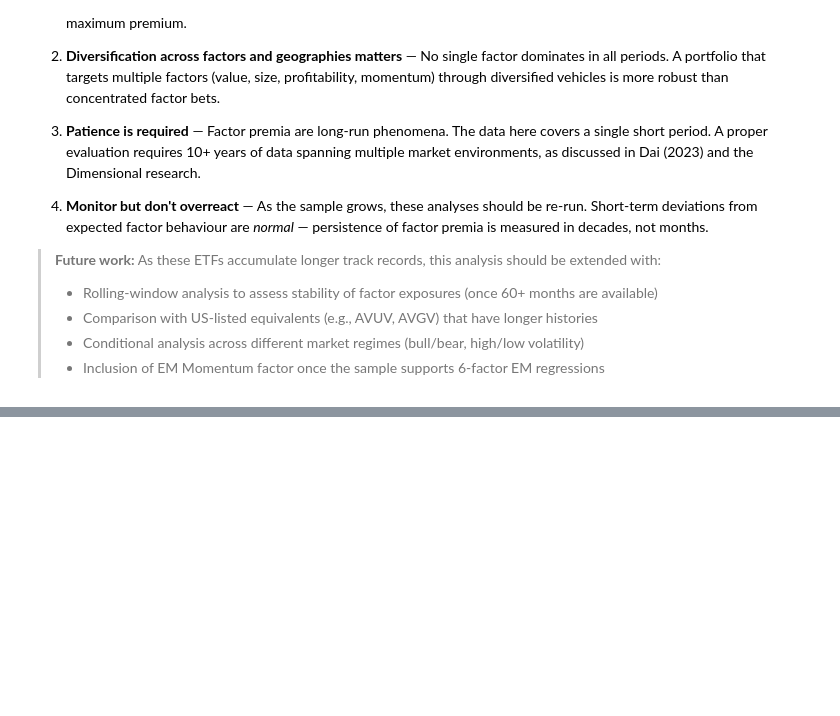
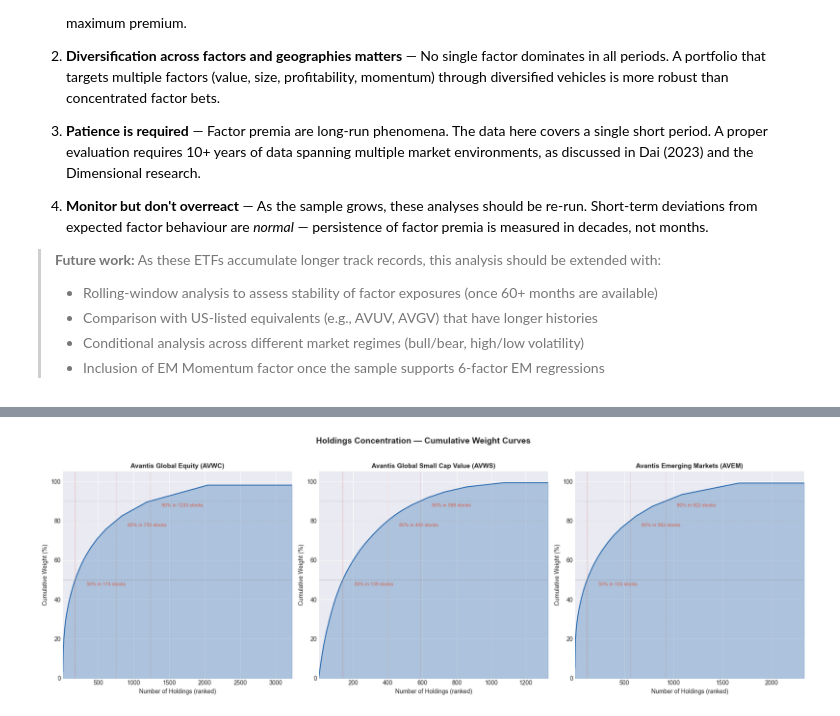
Before and after one commit to beachnoir/FamaFrench, a Jupyter notebook: 05_Practical_Factor_Investing.ipynb, the cells around one changed output, grey strips where cells are left out. Drawn from its saved outputs; the diff is of its cells as text; code cells hidden in the pictures; blank space fills up the shorter version.

```diff
--- a/05_Practical_Factor_Investing.ipynb
+++ b/05_Practical_Factor_Investing.ipynb
@@ -1659,0 +1855,82 @@ For the factor-aware investor:
+# %%
+# ── 9.3  Concentration Analysis ───────────────────────────────────────────────
+fig, axes = plt.subplots(1, 3, figsize=(18, 6))
+
+for ax, etf in zip(axes, ['AVWC', 'AVWS', 'AVEM']):
+    df = holdings[etf].sort_values('weight', ascending=False).reset_index(drop=True)
+    cumw = df['weight'].cumsum()
+    n = len(df)
+
+    ax.fill_between(range(1, n+1), cumw.values * 100, alpha=0.3, color='#2166ac')
+    ax.plot(range(1, n+1), cumw.values * 100, color='#2166ac', linewidth=1.5)
+
+    # Mark key thresholds
+    for pct, ls in [(50, '--'), (80, ':'), (90, ':')]:
+        try:
+            idx = (cumw >= pct/100).idxmax() + 1
+            ax.axhline(pct, color='grey', linestyle=ls, alpha=0.5, linewidth=0.8)
+            ax.axvline(idx, color='#d6604d', linestyle=ls, alpha=0.5, linewidth=0.8)
+            ax.annotate(f'{pct}% in {idx} stocks',
+                       xy=(idx, pct), fontsize=8, color='#d6604d',
+                       xytext=(idx + n*0.05, pct - 3))
+        except Exception:
+            pass
+
+    ax.set_xlabel('Number of Holdings (ranked)', fontsize=10)
+    ax.set_ylabel('Cumulative Weight (%)', fontsize=10)
+    ax.set_title(f'{etf_names[etf]} ({etf})', fontsize=11, fontweight='bold')
+    ax.set_ylim(0, 105)
+    ax.set_xlim(1, n)
+
+fig.suptitle('Holdings Concentration — Cumulative Weight Curves', fontsize=14, fontweight='bold', y=1.02)
+plt.tight_layout()
+plt.savefig('holdings_concentration.png', dpi=150, bbox_inches='tight')
+plt.show()
+
+# ── Concentration metrics table ──
+print("\n" + "="*80)
+print("CONCENTRATION METRICS")
+print("="*80)
+print(f"{'Metric':<35}{'AVWC':>12}{'AVWS':>12}{'AVEM':>12}")
+print("-"*71)
+
+for etf in ['AVWC', 'AVWS', 'AVEM']:
+    df = holdings[etf]
+    w = df['weight'].values
+    pass  # We'll print row by row below
+
+metrics = {}
+for etf in ['AVWC', 'AVWS', 'AVEM']:
+    df = holdings[etf].sort_values('weight', ascending=False)
+    w = df['weight'].values
+    cumw = np.cumsum(w)
+
+    hhi = np.sum(w**2)                       # Herfindahl-Hirschman Index
+    eff_n = 1 / hhi if hhi > 0 else 0        # Effective number of stocks
+    top10_w = cumw[9] if len(w) >= 10 else cumw[-1]
+    top50_w = cumw[49] if len(w) >= 50 else cumw[-1]
+    max_w = w[0]
+    # How many stocks for 50% of weight
+    n50 = int((cumw >= 0.50).argmax()) + 1
+    n80 = int((cumw >= 0.80).argmax()) + 1
+
+    metrics[etf] = {
+        'Total holdings': f"{len(df):,}",
+        'Top holding weight': f"{max_w:.2%}",
+        'Top 10 weight': f"{top10_w:.1%}",
+        'Top 50 weight': f"{top50_w:.1%}",
+        'HHI (×10⁴)': f"{hhi*1e4:.1f}",
+        'Effective N (1/HHI)': f"{eff_n:.0f}",
+        'Stocks for 50% weight': f"{n50}",
+        'Stocks for 80% weight': f"{n80}",
+    }
+
+for metric in metrics['AVWC']:
+    vals = [f"{metrics[etf][metric]:>12}" for etf in ['AVWC', 'AVWS', 'AVEM']]
+    print(f"{metric:<35}" + "".join(vals))
+
+print()
+print("Note: HHI = Σwᵢ². A perfectly equal-weighted fund with N stocks has HHI = 1/N.")
+print("      Effective N = 1/HHI ≈ number of equal-weighted stocks that would give the same concentration.")
+# %% [output]
+[figure, added]
```
Also changed, not shown: parts of 6 cells of this notebook, 1 other file.
